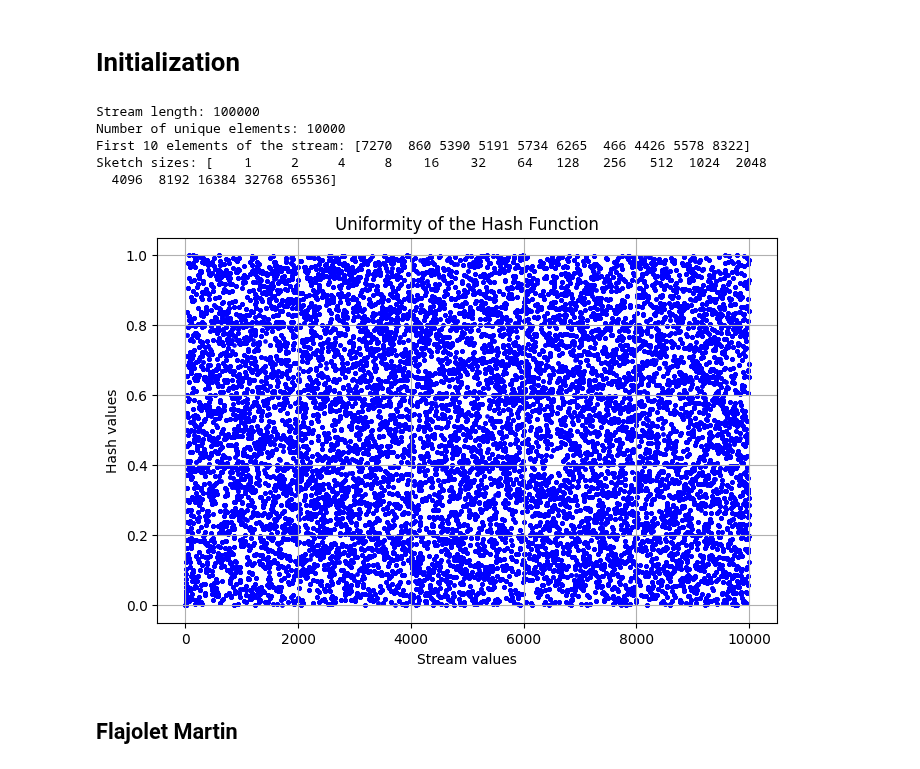
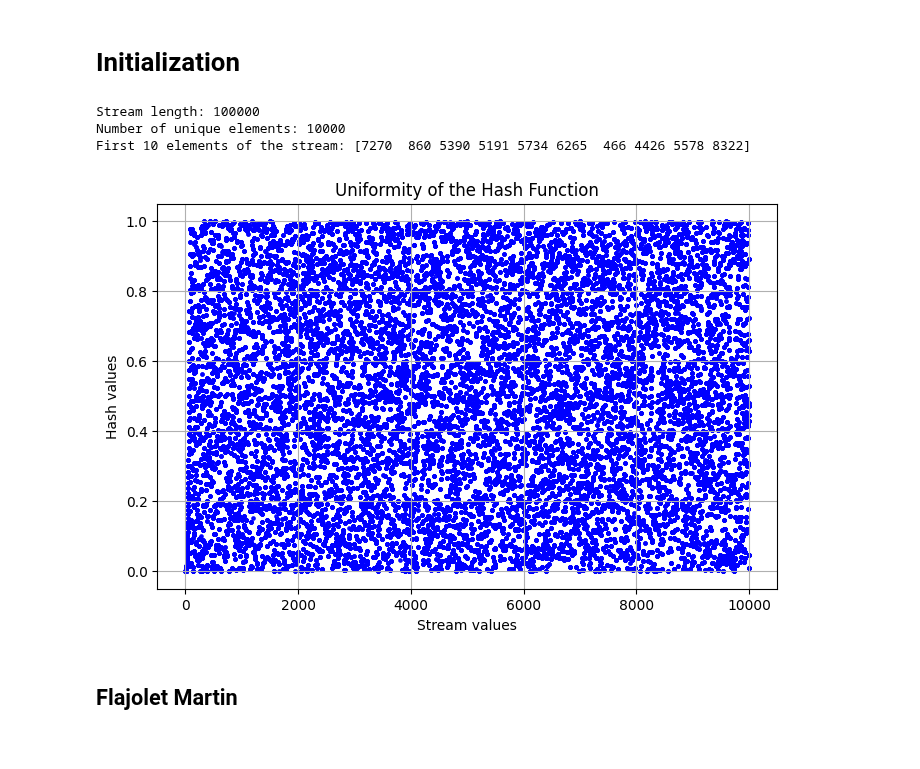
Before and after one commit to Gal-Noy/MSC-Data-Streaming-Algorithms, a Jupyter notebook: FM_CountMin/FM_CountMin.ipynb, the cells around one changed output. Drawn from its saved outputs; the diff is of its cells as text; code cells hidden in the pictures.

```diff
--- a/FM_CountMin/FM_CountMin.ipynb
+++ b/FM_CountMin/FM_CountMin.ipynb
@@ -10,53 +10,44 @@ NUM_RUNS = 25
 
 # Set the seed for reproducibility
 np.random.seed(SEED)
-
 stream = np.random.randint(0, NUM_UNIQUE, NUM_ELEMENTS)
 
-num_unique_elements = len(np.unique(stream))
-
 print(f"Stream length: {len(stream)}")
-print(f"Number of unique elements: {num_unique_elements}")
+print(f"Number of unique elements: {len(np.unique(stream))}")
 print(f"First 10 elements of the stream: {stream[:10]}")
-
-# Logarithmically increasing sketch sizes
-sketch_sizes = np.logspace(0, 16, num=17, base=2, dtype=int)
-print(f"Sketch sizes: {sketch_sizes}")
 # %% [output]
 Stream length: 100000
 Number of unique elements: 10000
 First 10 elements of the stream: [7270  860 5390 5191 5734 6265  466 4426 5578 8322]
-Sketch sizes: [    1     2     4     8    16    32    64   128   256   512  1024  2048
-  4096  8192 16384 32768 65536]
 # %%
 import matplotlib.pyplot as plt
 
 # Prime number for the hash function, P > NUM_UNIQUE
-P = 2**16 + 1
+P = 2**19 - 1
 
 def hash_stream(stream: np.ndarray, a: int, b: int, m: int = P, normalize: bool = True, p: int = P) -> np.ndarray:
     """
     Hash the stream using the hash function (a * stream + b)^3 % p % m.
     :param stream: The stream to hash
     :param a: The slope of the hash function
     :param b: The intercept of the hash function
     :param p: The prime number for the hash function
     :param m: The range of the hash function
     :param normalize: Whether to normalize the hash values to [0, 1) or not
     :return: The hashed stream
     """
     return ((((a if a > 0 else 1) * stream + b)**3 % p) % m) / (m if normalize else 1)
 
 # Plot the uniformity of the hash function
 plt.figure(figsize=(8, 5))
 plt.scatter(stream, hash_stream(stream, 1, 2), alpha=0.7, color='blue', s=5)
 plt.title("Uniformity of the Hash Function")
 plt.xlabel("Stream values")
 plt.ylabel("Hash values")
 plt.grid(True)
 plt.show()
 # %% [output]
-[figure, old version]
+[figure, new version]
 # %% [markdown]
 ## Flajolet Martin
 # %% [markdown]
```
Also changed, not shown: parts of 7 cells of this notebook.
